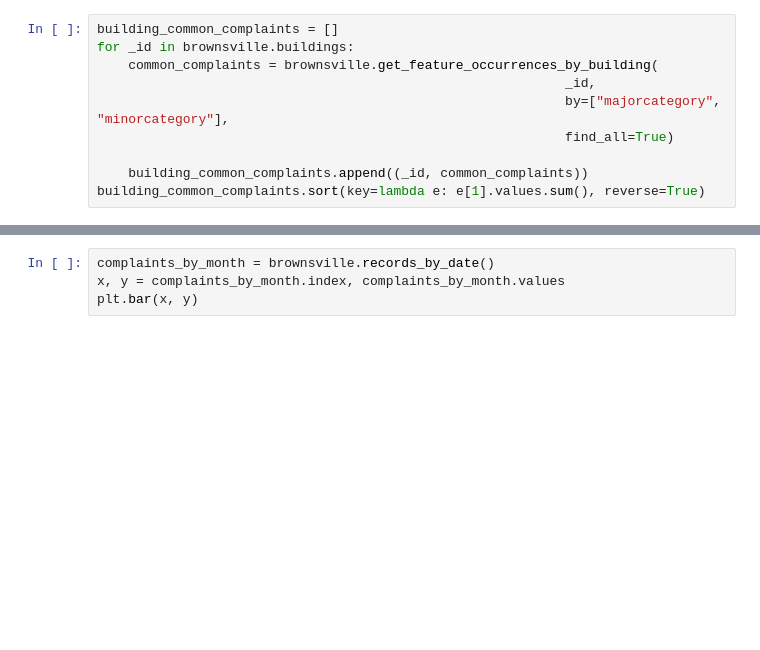
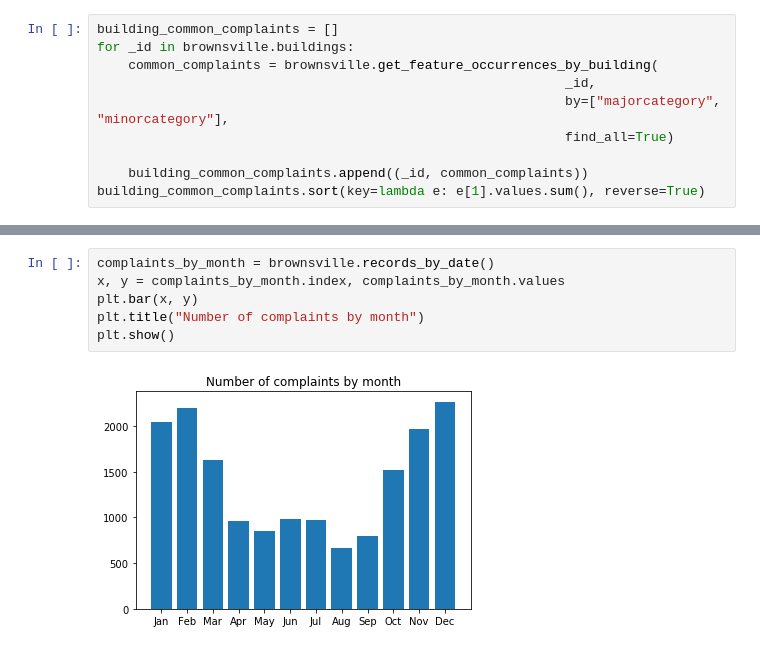
Before and after one commit to CahhBrownsville/Brownsville-project, a Jupyter notebook: analysis.ipynb, the cells around one changed output, grey strips where cells are left out. Cells and saved outputs as stored; diff of their text form; blank space fills up the shorter version.

```diff
--- a/analysis.ipynb
+++ b/analysis.ipynb
@@ -39,4 +93,8 @@ plt.bar(x, y)
 # %%
 complaints_by_month = brownsville.records_by_date()
 x, y = complaints_by_month.index, complaints_by_month.values
 plt.bar(x, y)
+plt.title("Number of complaints by month")
+plt.show()
+# %% [output]
+[figure, added]
```
Also changed, not shown: parts of 13 cells of this notebook.
